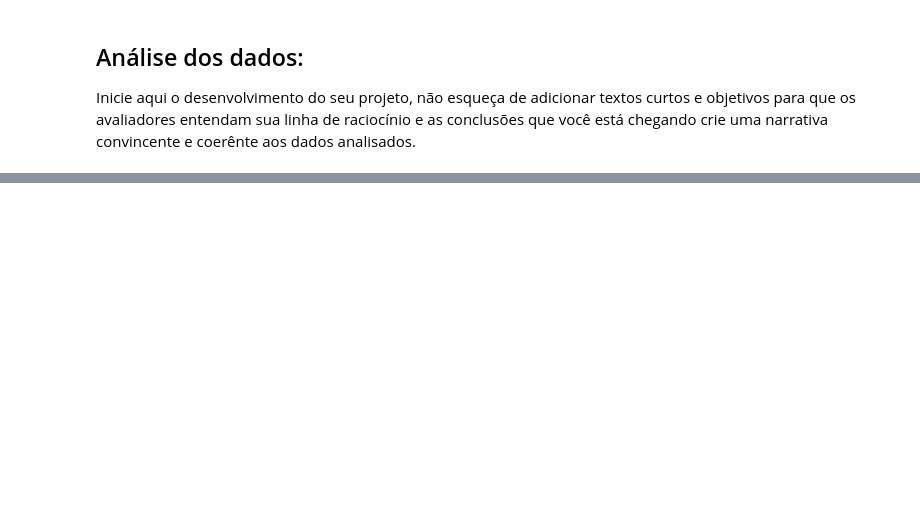
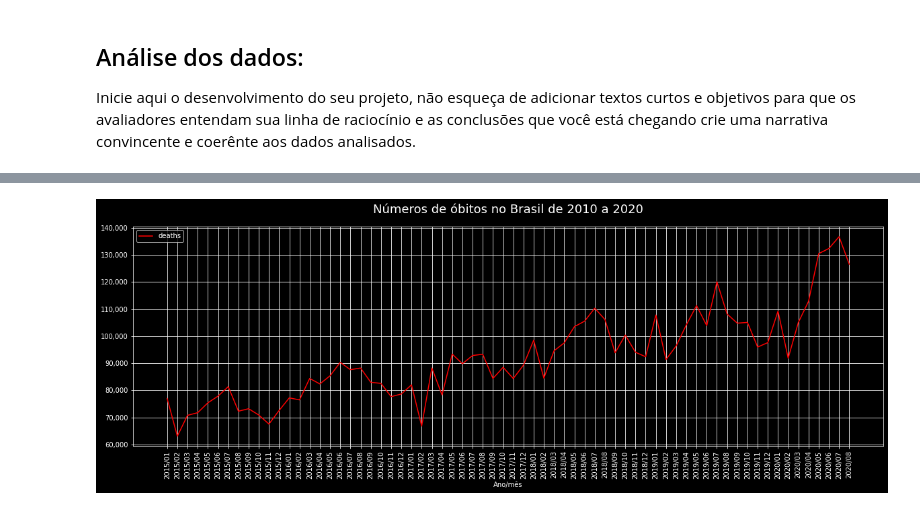
Before and after one commit to avellar1975/DataScience, a Jupyter notebook: jupyter_notebooks/Evandro_Ferreira_de_Avellar.ipynb, the cells around one changed output, grey strips where cells are left out. Drawn from its saved outputs; the diff is of its cells as text; code cells hidden in the pictures; blank space fills up the shorter version.

```diff
--- a/jupyter_notebooks/Evandro_Ferreira_de_Avellar.ipynb
+++ b/jupyter_notebooks/Evandro_Ferreira_de_Avellar.ipynb
@@ -38,0 +140,3 @@ Inicie aqui o desenvolvimento do seu projeto, não esqueça de adicionar textos
+# %%
+obitos_5_anos = obitos_agrupados[60:]
+obitos_5_anos.info()
@@ -38,0 +152,23 @@ Inicie aqui o desenvolvimento do seu projeto, não esqueça de adicionar textos
+# %%
+# style
+plt.style.use('dark_background')
+
+# create a color palette
+palette = plt.get_cmap('hsv')
+
+ax = obitos_5_anos.plot(figsize=(20,6), colormap=palette, grid=True)
+
+ax.yaxis.set_major_formatter(ticker.StrMethodFormatter("{x:,.0f}"))
+
+ax.xaxis
+ax.set_title('Números de óbitos no Brasil de 2010 a 2020', fontsize=18, pad=20, color='white')
+
+plt.xticks(rotation=90)
+# plt.xlim(0, 68)
+ax.set_xticks(range(0,68))
+ax.set_xticklabels(obitos_5_anos.T.columns)
+
+
+plt.show()
+# %% [output]
+[figure, added]
```
Also changed, not shown: parts of 17 cells of this notebook.
